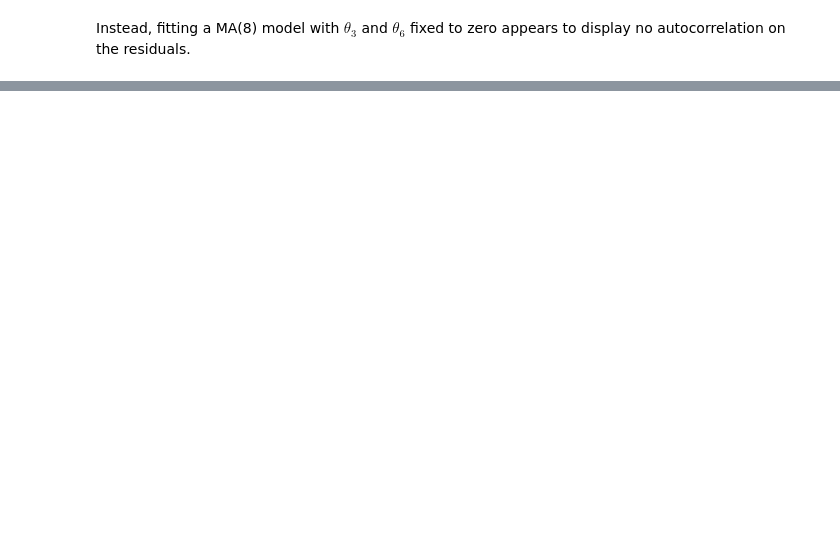
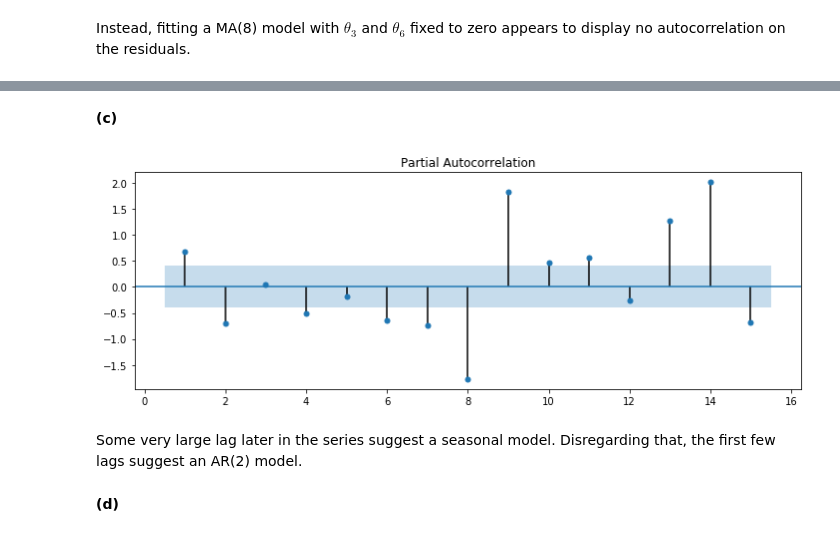
Before and after one commit to telmo-correa/time-series-analysis, a Jupyter notebook: Python/Chapter 11 (Ex 11 - 20) - Time Series Regression Models.ipynb, the cells around one changed output, grey strips where cells are left out. Cells and saved outputs as stored; diff of their text form; code cells hidden in the pictures; blank space fills up the shorter version.

```diff
--- a/Python/Chapter 11 (Ex 11 - 20) - Time Series Regression Models.ipynb
+++ b/Python/Chapter 11 (Ex 11 - 20) - Time Series Regression Models.ipynb
@@ -822,0 +883,12 @@ Instead, fitting a MA(8) model with $\theta_3$ and $\theta_6$ fixed to zero appe
+# %% [markdown]
+**(c)**
+# %%
+plt.figure(figsize=(12, 4))
+plot_pacf(model.resid_pearson, ax=plt.gca(), zero=False, lags=15)
+plt.show()
+# %% [output]
+[figure, added]
+# %% [markdown]
+Some very large lag later in the series suggest a seasonal model.  Disregarding that, the first few lags suggest an AR(2) model.
+# %% [markdown]
+**(d)**
```
Also changed, not shown: parts of 39 cells of this notebook, 2 other files.
